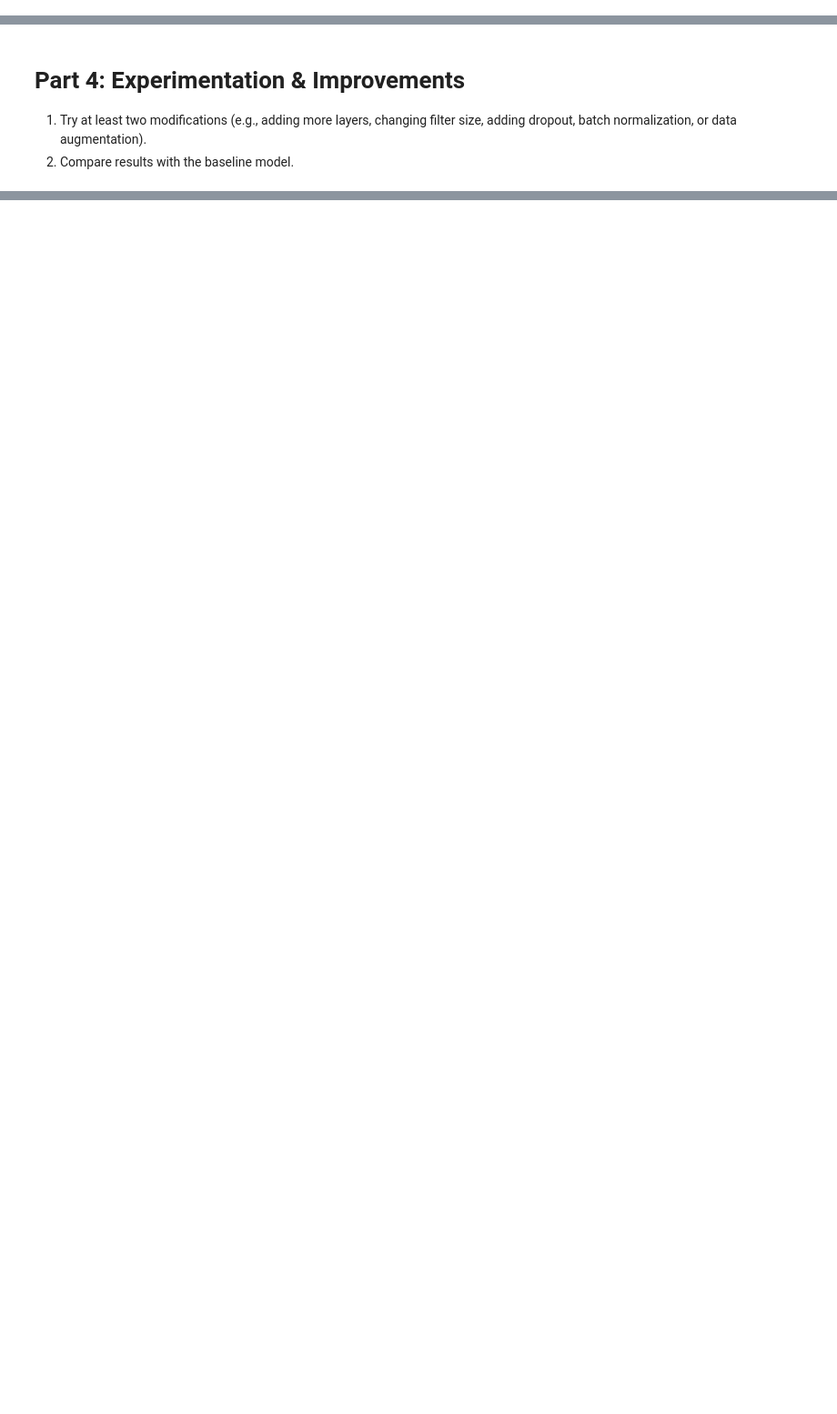
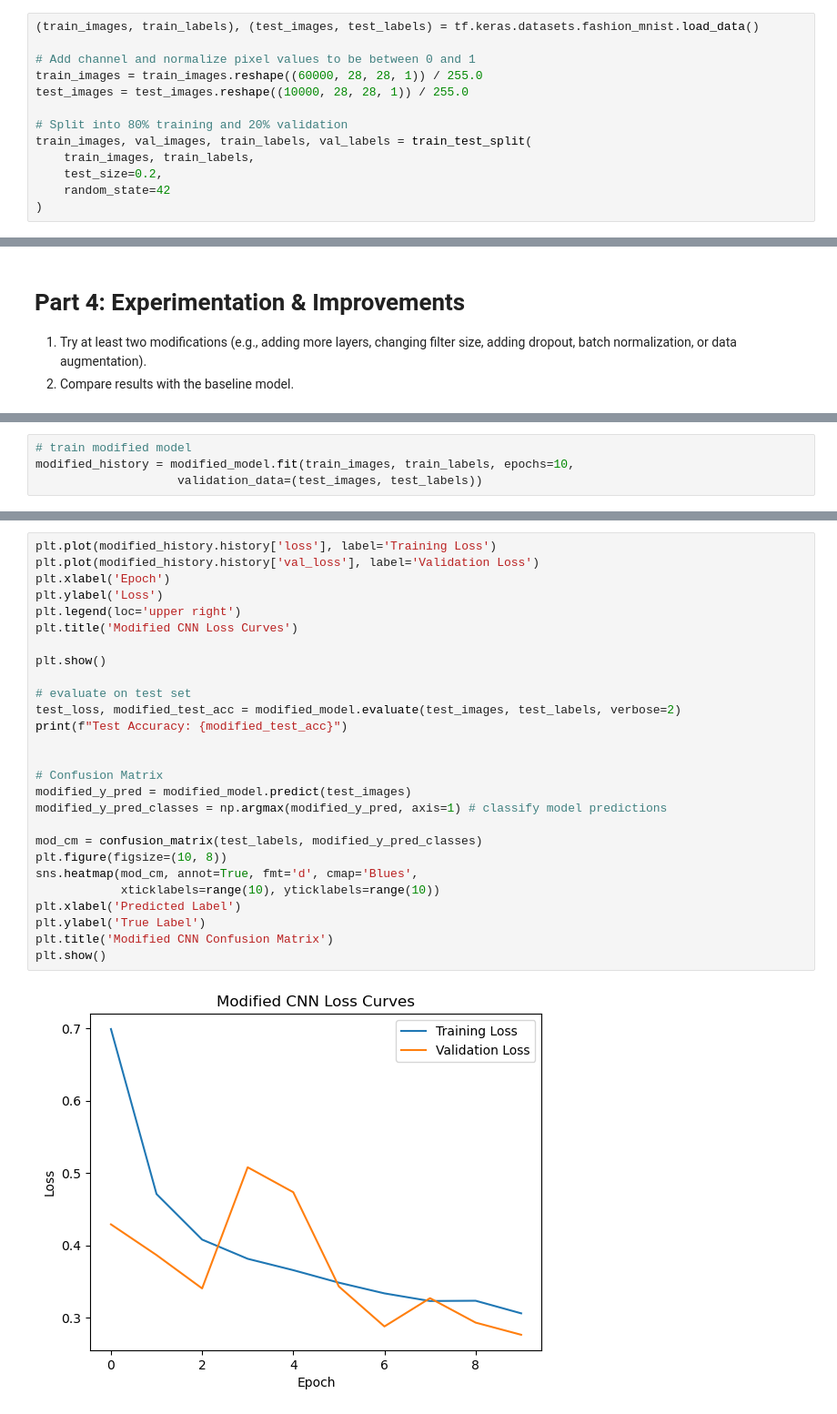
Before and after one commit to carolwong492/ICS-635-Assignment-4, a Jupyter notebook: Assignment 4.ipynb, the cells around one changed output, grey strips where cells are left out. Shown: that part at 91% size. Saved outputs shown, nothing was run; the diff lists cells and outputs as text; blank space fills up the shorter version.

```diff
--- a/Assignment 4.ipynb
+++ b/Assignment 4.ipynb
@@ -12,6 +26,19 @@ etc.).
 tensorflow.keras.datasets (for TensorFlow).
 2. Normalize the images to the range [0,1] and reshape them if necessary.
 3. Split the dataset into training and validation sets
+# %%
+(train_images, train_labels), (test_images, test_labels) = tf.keras.datasets.fashion_mnist.load_data()
+
+# Add channel and normalize pixel values to be between 0 and 1
+train_images = train_images.reshape((60000, 28, 28, 1)) / 255.0
+test_images = test_images.reshape((10000, 28, 28, 1)) / 255.0
+
+# Split into 80% training and 20% validation
+train_images, val_images, train_labels, val_labels = train_test_split(
+    train_images, train_labels,
+    test_size=0.2,
+    random_state=42
+)
 # %% [markdown]
 # Part 2: Building the CNN Model
 1. You can try different CNN architectures (depth, kernel size) yourself
@@ -30,0 +172,4 @@ dropout, batch normalization, or data augmentation).
+# %%
+# train modified model
+modified_history = modified_model.fit(train_images, train_labels, epochs=10,
+                    validation_data=(test_images, test_labels))
@@ -30,0 +197,29 @@ dropout, batch normalization, or data augmentation).
+# %%
+plt.plot(modified_history.history['loss'], label='Training Loss')
+plt.plot(modified_history.history['val_loss'], label='Validation Loss')
+plt.xlabel('Epoch')
+plt.ylabel('Loss')
+plt.legend(loc='upper right')
+plt.title('Modified CNN Loss Curves')
+
+plt.show()
+
+# evaluate on test set
+test_loss, modified_test_acc = modified_model.evaluate(test_images, test_labels, verbose=2)
+print(f"Test Accuracy: {modified_test_acc}")
+
+
+# Confusion Matrix
+modified_y_pred = modified_model.predict(test_images)
+modified_y_pred_classes = np.argmax(modified_y_pred, axis=1) # classify model predictions
+
+mod_cm = confusion_matrix(test_labels, modified_y_pred_classes)
+plt.figure(figsize=(10, 8))
+sns.heatmap(mod_cm, annot=True, fmt='d', cmap='Blues',
+            xticklabels=range(10), yticklabels=range(10))
+plt.xlabel('Predicted Label')
+plt.ylabel('True Label')
+plt.title('Modified CNN Confusion Matrix')
+plt.show()
+# %% [output]
+[figure, added]
```
Also changed, not shown: parts of 12 cells of this notebook.
